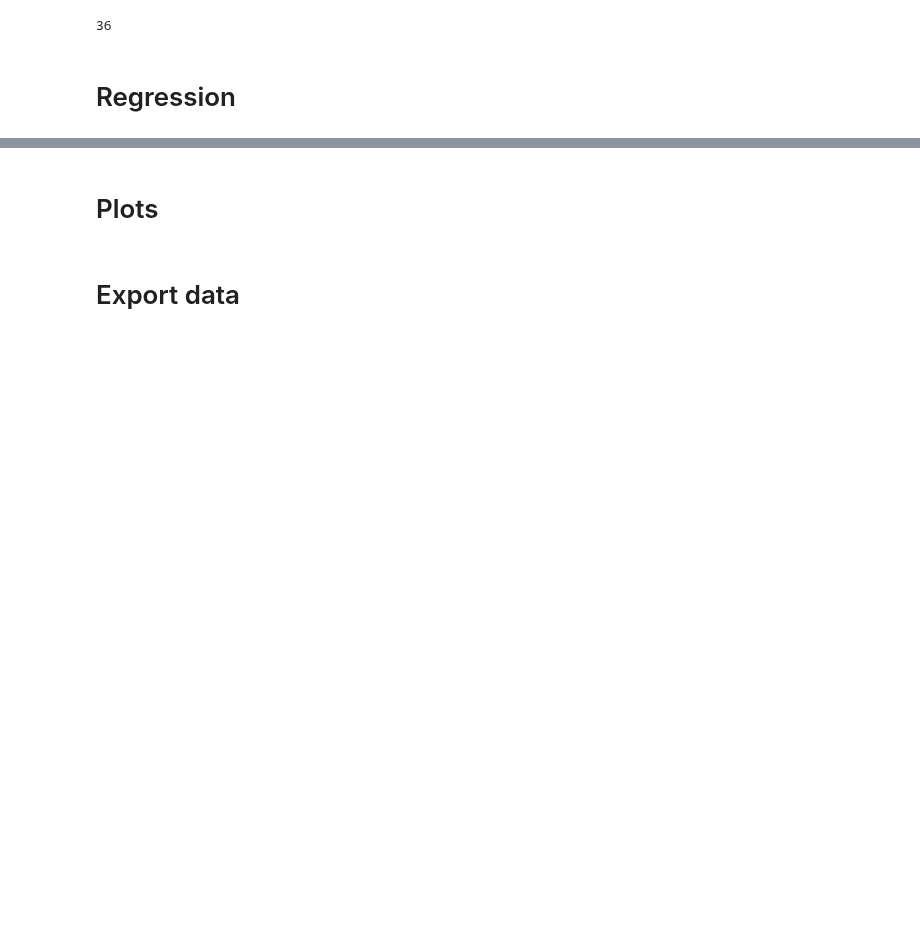
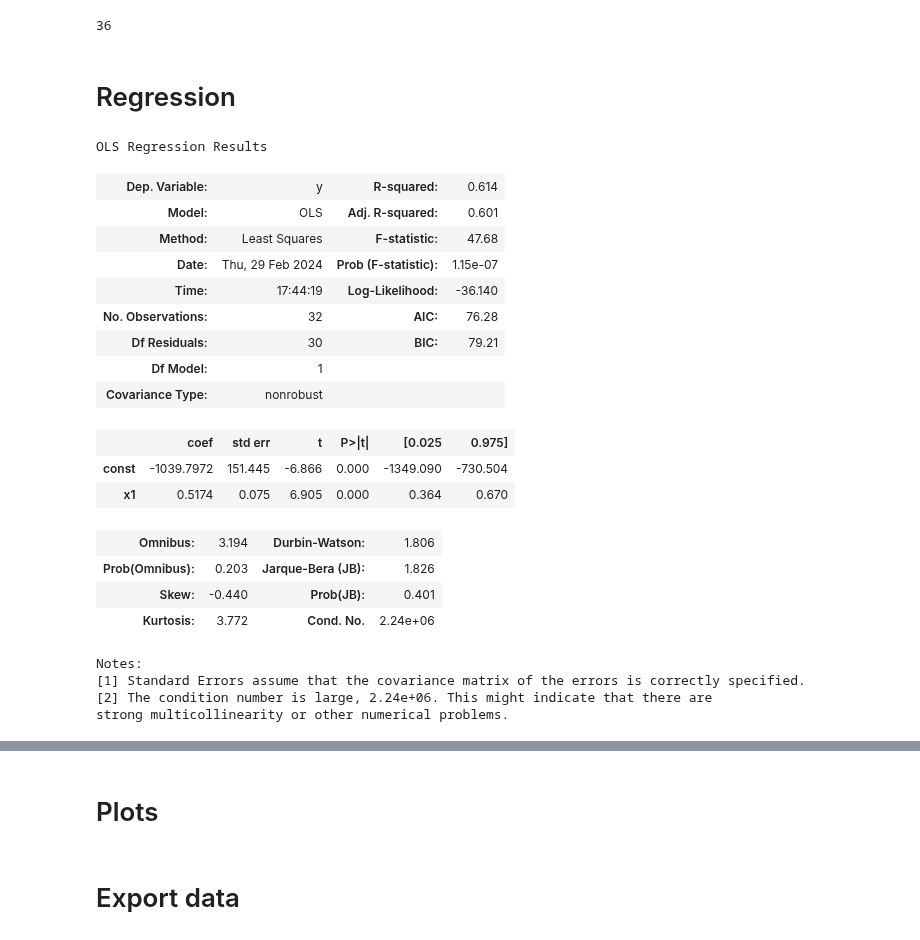
Before and after one commit to epoch-research/training-cost-trends, a Jupyter notebook: cost_analysis.ipynb, the cells around one changed output, grey strips where cells are left out. Cells and saved outputs as stored; diff of their text form; code cells hidden in the pictures; blank space fills up the shorter version.

Commit message:
Add cost regression

```diff
--- a/cost_analysis.ipynb
+++ b/cost_analysis.ipynb
@@ -196,3 +197,30 @@ cost_df['Cost (inflation-adjusted)'].notna().sum()
 36
 # %% [markdown]
 # Regression
+# %%
+cost_df['Publication date (float)'] = datetime_to_float_year(pd.to_datetime(cost_df['Publication date']))
+# %%
+results = fit_ols_regression(cost_df, ['Publication date (float)'], 'Cost (inflation-adjusted)', logy=True)
+results.summary()
+# %% [output]
+OLS Regression Results
+| Dep. Variable: | y | R-squared: | 0.614 |
+| Model: | OLS | Adj. R-squared: | 0.601 |
+| Method: | Least Squares | F-statistic: | 47.68 |
+| Date: | Thu, 29 Feb 2024 | Prob (F-statistic): | 1.15e-07 |
+| Time: | 17:44:19 | Log-Likelihood: | -36.140 |
+| No. Observations: | 32 | AIC: | 76.28 |
+| Df Residuals: | 30 | BIC: | 79.21 |
+| Df Model: | 1 |  |  |
+| Covariance Type: | nonrobust |  |  |
+|  | coef | std err | t | P>|t| | [0.025 | 0.975] |
+| const | -1039.7972 | 151.445 | -6.866 | 0.000 | -1349.090 | -730.504 |
+| x1 | 0.5174 | 0.075 | 6.905 | 0.000 | 0.364 | 0.670 |
+| Omnibus: | 3.194 | Durbin-Watson: | 1.806 |
+| Prob(Omnibus): | 0.203 | Jarque-Bera (JB): | 1.826 |
+| Skew: | -0.440 | Prob(JB): | 0.401 |
+| Kurtosis: | 3.772 | Cond. No. | 2.24e+06 |
+Notes:
+[1] Standard Errors assume that the covariance matrix of the errors is correctly specified.
+[2] The condition number is large, 2.24e+06. This might indicate that there are
+strong multicollinearity or other numerical problems.
```
Also changed, not shown: parts of 3 cells of this notebook, 1 other file.
